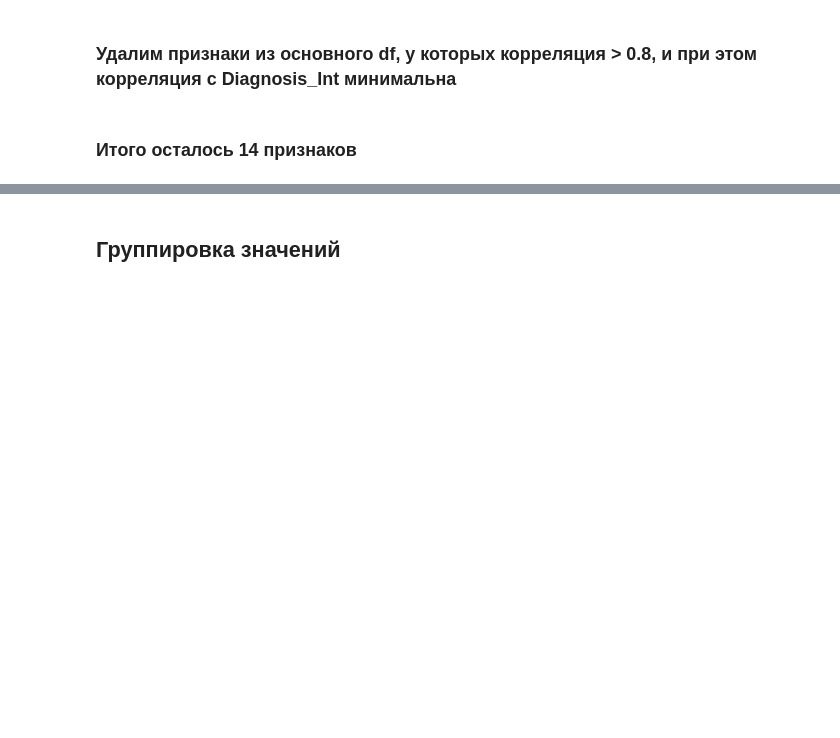
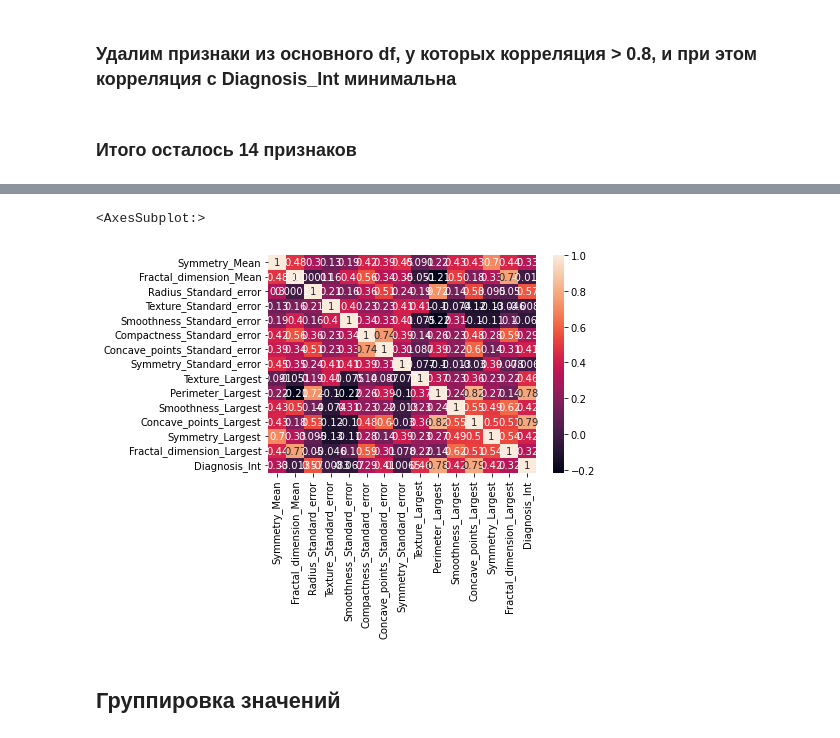
Before and after one commit to MVjimbo/ML_Trainig, a Jupyter notebook: EDA_and_Preprocessing/cancer.ipynb, the cells around one changed output, grey strips where cells are left out. Drawn from its saved outputs; the diff is of its cells as text; code cells hidden in the pictures; blank space fills up the shorter version.

```diff
--- a/EDA_and_Preprocessing/cancer.ipynb
+++ b/EDA_and_Preprocessing/cancer.ipynb
@@ -335,6 +333,11 @@ corr
 | Symmetry_Largest | 0.699826 | 0.334019 | 0.094543 | -0.128215 | -0.107342 | ... |
 | Fractal_dimension_Largest | 0.438413 | 0.767297 | 0.049559 | -0.045655 | 0.101480 | ... |
 | Diagnosis_Int | 0.330499 | -0.012838 | 0.567134 | -0.008303 | -0.067016 | ... |
+# %%
+sns.heatmap(corr, annot=True)
+# %% [output]
+<AxesSubplot:>
+[figure, added]
 # %% [markdown]
 ## Группировка значений
 # %%
```
Also changed, not shown: parts of 6 cells of this notebook.
